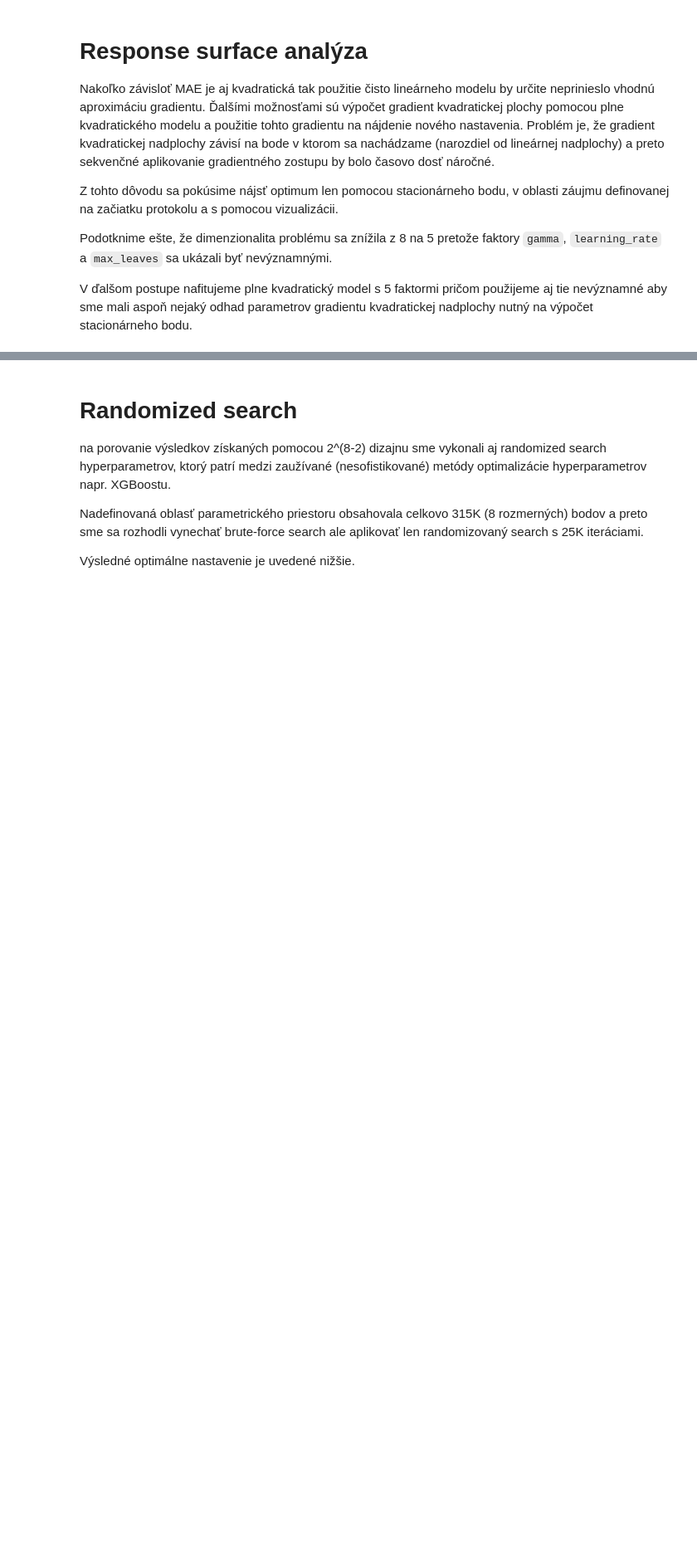
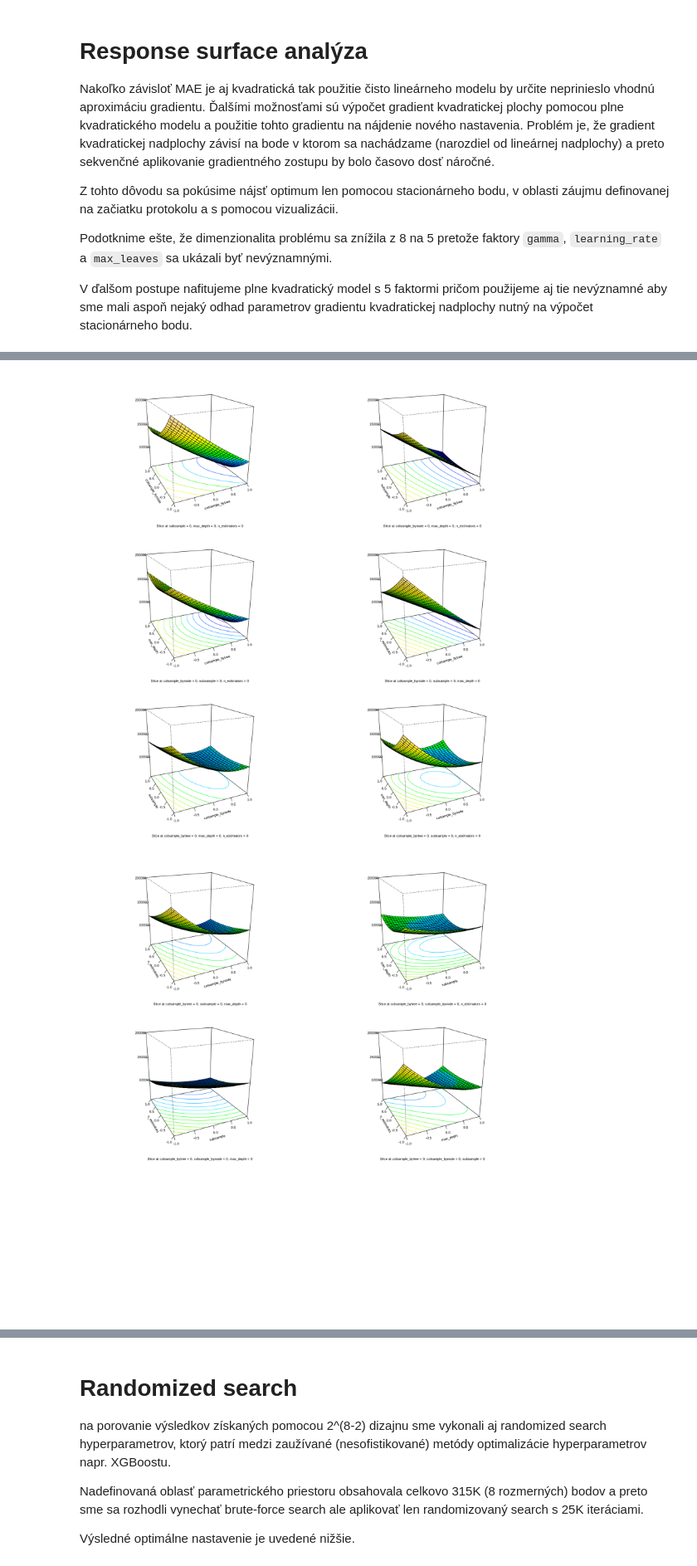
Before and after one commit to Many98/01NAEX, a Jupyter notebook: Protokol_EF.ipynb, the cells around one changed output, grey strips where cells are left out. Shown at 83% size. Cells and saved outputs as stored; diff of their text form; code cells hidden in the pictures; blank space fills up the shorter version.

```diff
--- a/Protokol_EF.ipynb
+++ b/Protokol_EF.ipynb
@@ -724,0 +767,13 @@ A data.frame: 1 × 5
+# %%
+# FOR BETTER DETAILS OPEN IMAGE IN NEW TAB
+options(repr.plot.width = 15, repr.plot.height = 15)
+par(mfrow = c(3,2))
+persp(
+  quad_model,
+  ~ colsample_bytree+ colsample_bynode+ subsample+ max_depth + n_estimators,
+  col = topo.colors(100), # Color palette
+  contours = "colors"     # Include contours with the same color palette
+  )
+# %% [output]
+[figure, added]
+[figure, added]
```
Also changed, not shown: parts of 14 cells of this notebook.
